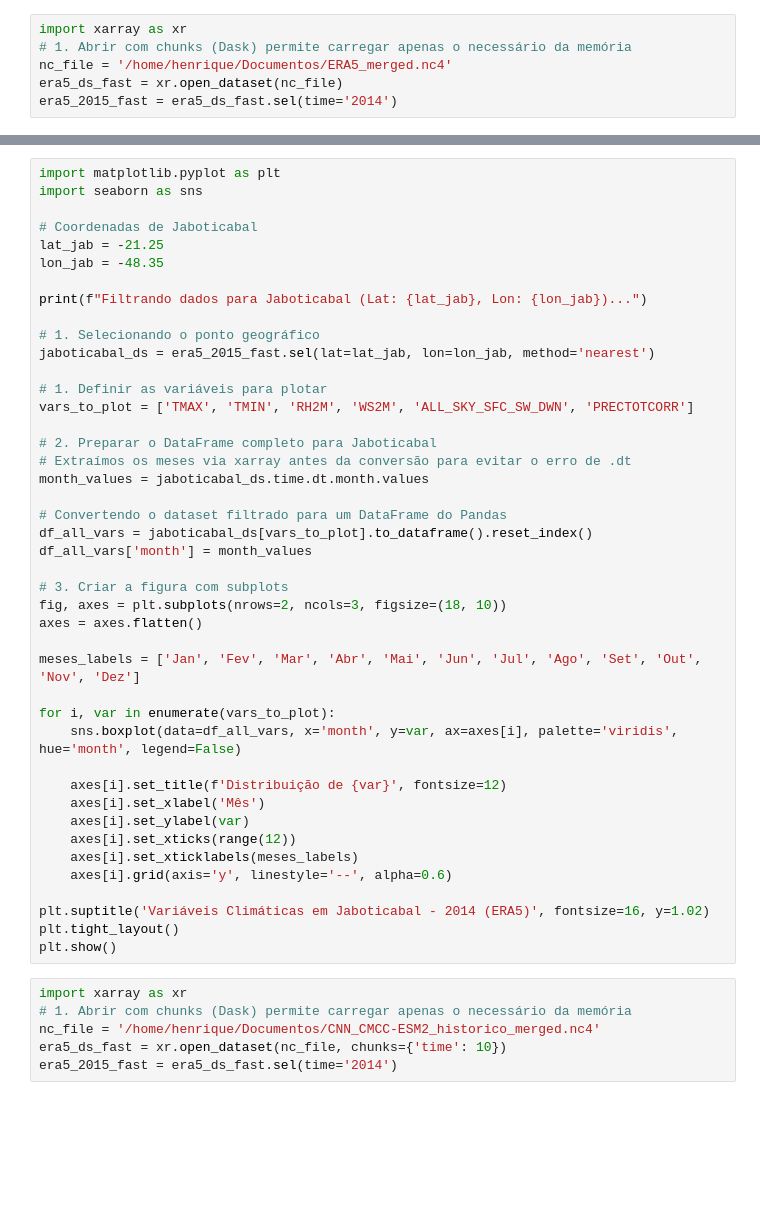
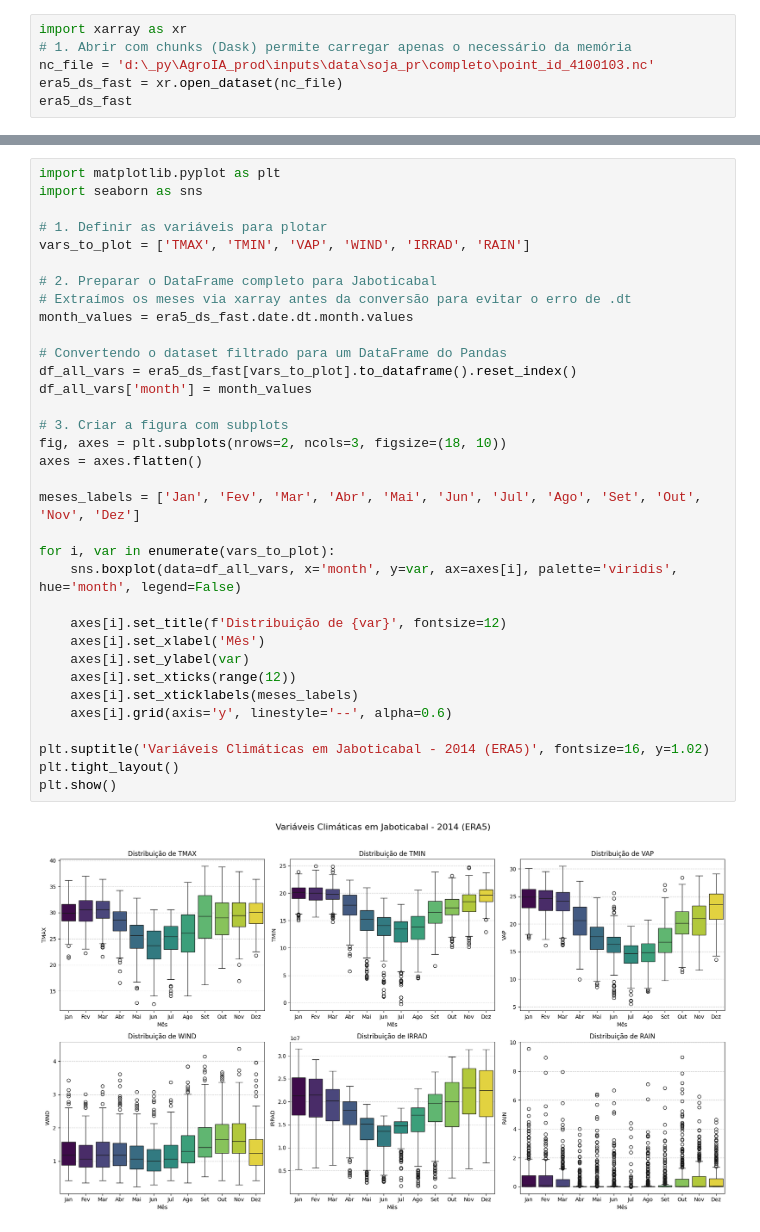
Before and after one commit to lm-costa/AgroIA_prod, a Jupyter notebook: test.ipynb, the cells around one changed output, grey strips where cells are left out. Drawn from its saved outputs; the diff is of its cells as text; blank space fills up the shorter version.

```diff
--- a/test.ipynb
+++ b/test.ipynb
@@ -3,6 +3,6 @@
 # %%
 import xarray as xr
 # 1. Abrir com chunks (Dask) permite carregar apenas o necessário da memória
-nc_file = '/home/henrique/Documentos/ERA5_merged.nc4'
+nc_file = 'd:\_py\AgroIA_prod\inputs\data\soja_pr\completo\point_id_4100103.nc'
 era5_ds_fast = xr.open_dataset(nc_file)
-era5_2015_fast = era5_ds_fast.sel(time='2014')
+era5_ds_fast
@@ -10,48 +28,35 @@ era5_2015_fast = era5_ds_fast.sel(time='2014')
 import matplotlib.pyplot as plt
 import seaborn as sns
 
-# Coordenadas de Jaboticabal
-lat_jab = -21.25
-lon_jab = -48.35
-
-print(f"Filtrando dados para Jaboticabal (Lat: {lat_jab}, Lon: {lon_jab})...")
-
-# 1. Selecionando o ponto geográfico
-jaboticabal_ds = era5_2015_fast.sel(lat=lat_jab, lon=lon_jab, method='nearest')
-
 # 1. Definir as variáveis para plotar
-vars_to_plot = ['TMAX', 'TMIN', 'RH2M', 'WS2M', 'ALL_SKY_SFC_SW_DWN', 'PRECTOTCORR']
+vars_to_plot = ['TMAX', 'TMIN', 'VAP', 'WIND', 'IRRAD', 'RAIN']
 
 # 2. Preparar o DataFrame completo para Jaboticabal
 # Extraímos os meses via xarray antes da conversão para evitar o erro de .dt
-month_values = jaboticabal_ds.time.dt.month.values
+month_values = era5_ds_fast.date.dt.month.values
 
 # Convertendo o dataset filtrado para um DataFrame do Pandas
-df_all_vars = jaboticabal_ds[vars_to_plot].to_dataframe().reset_index()
+df_all_vars = era5_ds_fast[vars_to_plot].to_dataframe().reset_index()
 df_all_vars['month'] = month_values
 
 # 3. Criar a figura com subplots
 fig, axes = plt.subplots(nrows=2, ncols=3, figsize=(18, 10))
 axes = axes.flatten()
 
 meses_labels = ['Jan', 'Fev', 'Mar', 'Abr', 'Mai', 'Jun', 'Jul', 'Ago', 'Set', 'Out', 'Nov', 'Dez']
 
 for i, var in enumerate(vars_to_plot):
     sns.boxplot(data=df_all_vars, x='month', y=var, ax=axes[i], palette='viridis', hue='month', legend=False)
 
     axes[i].set_title(f'Distribuição de {var}', fontsize=12)
     axes[i].set_xlabel('Mês')
     axes[i].set_ylabel(var)
     axes[i].set_xticks(range(12))
     axes[i].set_xticklabels(meses_labels)
     axes[i].grid(axis='y', linestyle='--', alpha=0.6)
 
 plt.suptitle('Variáveis Climáticas em Jaboticabal - 2014 (ERA5)', fontsize=16, y=1.02)
 plt.tight_layout()
 plt.show()
+# %% [output]
+[figure, added]
-# %%
-import xarray as xr
-# 1. Abrir com chunks (Dask) permite carregar apenas o necessário da memória
-nc_file = '/home/henrique/Documentos/CNN_CMCC-ESM2_historico_merged.nc4'
-era5_ds_fast = xr.open_dataset(nc_file, chunks={'time': 10})
-era5_2015_fast = era5_ds_fast.sel(time='2014')
```
Also changed, not shown: parts of 3 cells of this notebook, 4 other files.
